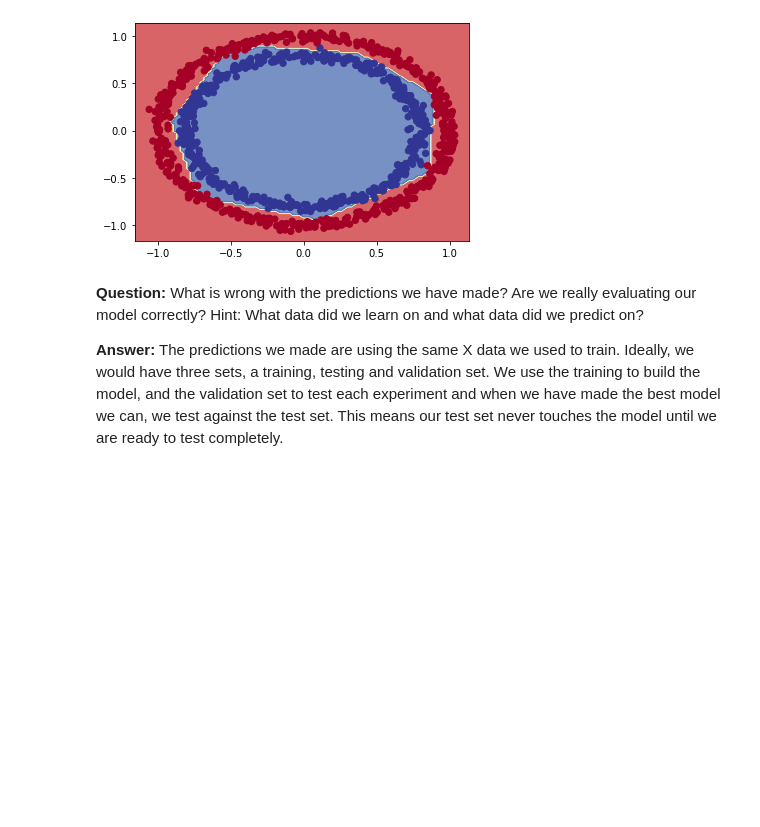
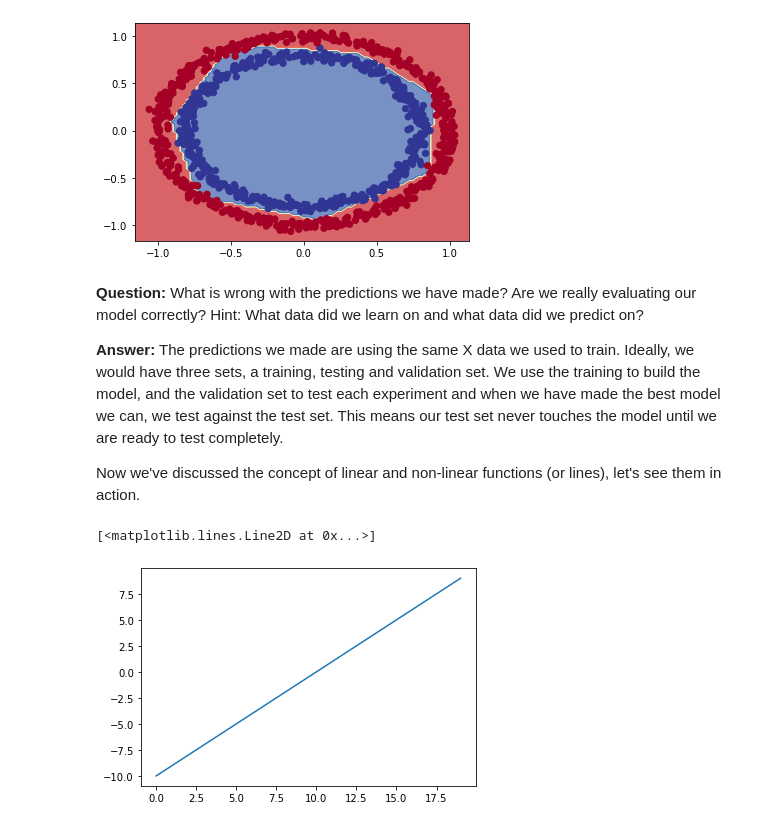
Before and after one commit to georgeharris96/TensorflowDevCourse, a Jupyter notebook: Learning Notebooks/02_neural_network_classification_with_tensorflow.ipynb, the cells around one changed output. Cells and saved outputs as stored; diff of their text form; code cells hidden in the pictures; blank space fills up the shorter version.

Commit message:
WIP - Notes on activation functions

```diff
--- a/Learning Notebooks/02_neural_network_classification_with_tensorflow.ipynb
+++ b/Learning Notebooks/02_neural_network_classification_with_tensorflow.ipynb
@@ -600,3 +600,15 @@ Doing binary classification
 **Question:** What is wrong with the predictions we have made? Are we really evaluating our model correctly? Hint: What data did we learn on and what data did we predict on?
 
 **Answer:** The predictions we made are using the same X data we used to train. Ideally, we would have three sets, a training, testing and validation set. We use the training to build the model, and the validation set to test each experiment and when we have made the best model we can, we test against the test set. This means our test set never touches the model until we are ready to test completely.
+
+Now we've discussed the concept of linear and non-linear functions (or lines), let's see them in action.
+# %%
+# Create a toy tensor (similar to the data we pass into our models)
+
+A = tf.cast(tf.range(-10, 10), tf.float32)
+# %%
+# Visualise our toy tensor
+plt.plot(A)
+# %% [output]
+[<matplotlib.lines.Line2D at 0x...>]
+[figure, added]
```
Also changed, not shown: parts of 1 cell of this notebook.
